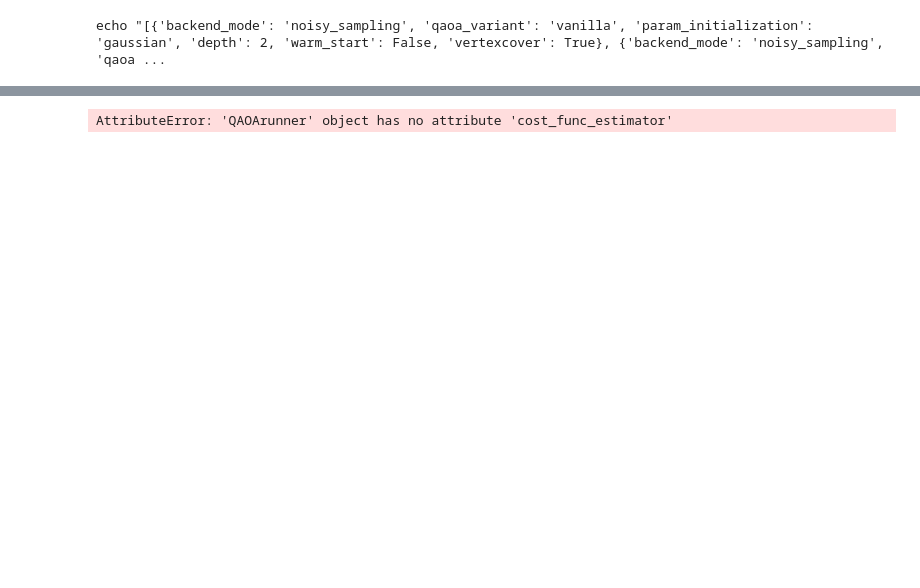
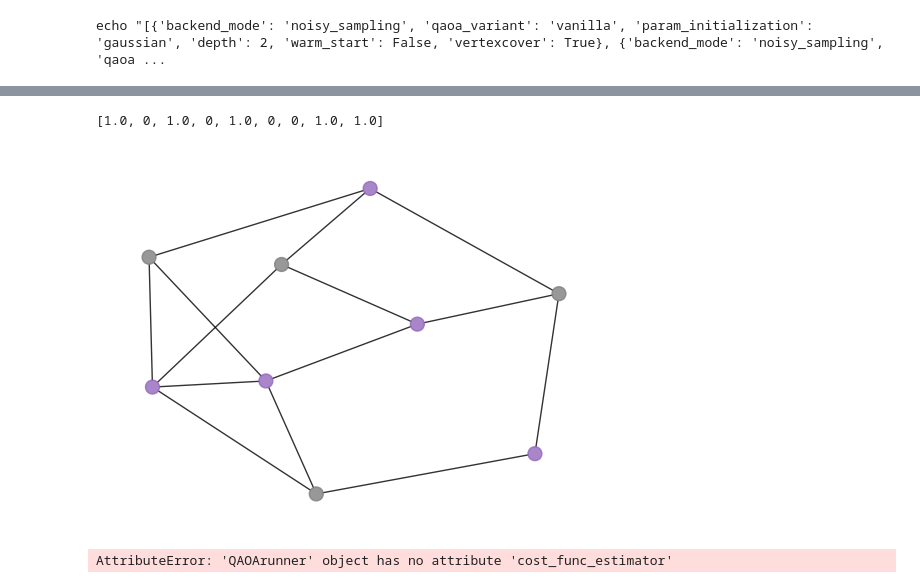
Before and after one commit to Smeidir/QAOA, a Jupyter notebook: tests.ipynb, the cells around one changed output, grey strips where cells are left out. Drawn from its saved outputs; the diff is of its cells as text; code cells hidden in the pictures; blank space fills up the shorter version.

```diff
--- a/tests.ipynb
+++ b/tests.ipynb
@@ -93,3 +92,9 @@ quantum.draw_circuit()
+# %%
+print(quantum.classical_solution)
+quantum.solver.plot_result()
+# %% [output]
+[1.0, 0, 1.0, 0, 1.0, 0, 0, 1.0, 1.0]
+[figure, added]
 # %%
 import numpy as np
 import matplotlib.pyplot as plt
```
Also changed, not shown: parts of 4 cells of this notebook, 3 other files.
